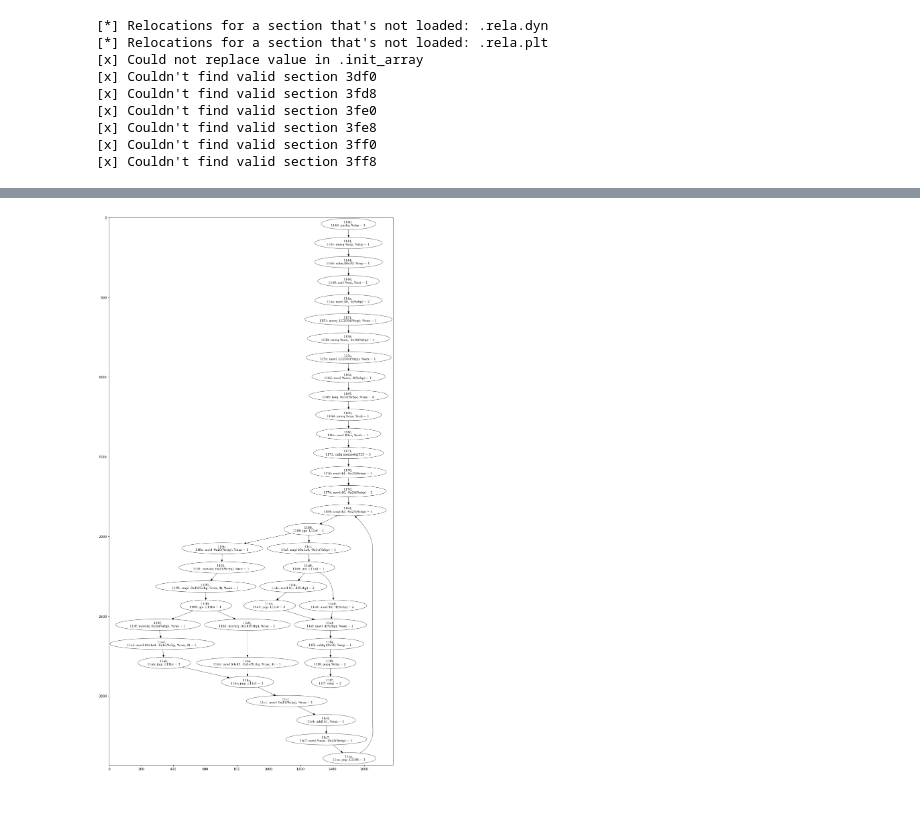
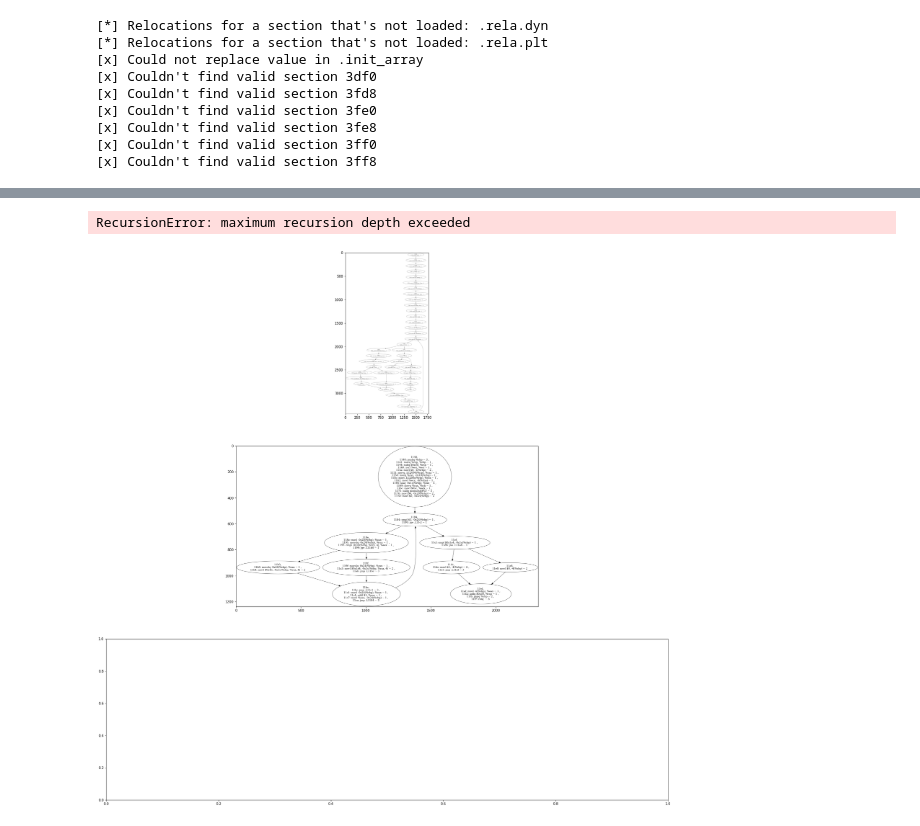
Before and after one commit to DBGilles/NemesisRetroWrite, a Jupyter notebook: retrowrite/rwtools/nemesis/samples_notebooks/3.0_loop.ipynb, the cells around one changed output, grey strips where cells are left out. Cells and saved outputs as stored; diff of their text form; code cells hidden in the pictures.

```diff
--- a/retrowrite/rwtools/nemesis/samples_notebooks/3.0_loop.ipynb
+++ b/retrowrite/rwtools/nemesis/samples_notebooks/3.0_loop.ipynb
@@ -65,6 +61,8 @@ _IO_stdin_used_2000: # 2000 -- 2004
 # %%
 %autoreload 2
 from rwtools.nemesis.graph.utils import create_graph_structure, to_img
+from rwtools.nemesis.graph.balance import balance_branching_point
+
 
 loader, rw = setup(binary, outputfile)
 
@@ -72,14 +70,17 @@ loader, rw = setup(binary, outputfile)
 function_names = loader.container.function_names
 
 nodes, graph = create_graph_structure(loader.container, "main")
-fig, axs = plt.subplots(1, 1, figsize=(30, 30))
-axs = [axs]
+fig, axs = plt.subplots(3, figsize=(30, 30))
 axs[0].imshow(to_img(graph))
 
 control_flow_graph = ControlFlowGraph(nodes=nodes, graph=graph)
-# control_flow_graph.merge_consecutive_nodes()
+control_flow_graph.merge_consecutive_nodes()
 
-# axs[1].imshow(to_img(graph))
+axs[1].imshow(to_img(graph))
+
+target_node = control_flow_graph.get_node('1140')
+
+# balance_branching_point(control_flow_graph, target_node)
 
 # control_flow_graph.balance_branching_node('1130')
 
@@ -99 +98,2 @@ Warning -- latency not found for instruction `movl` with operands ['$0x45', '-0x
+RecursionError: maximum recursion depth exceeded
-[figure, old version]
+[figure, new version]
```
Also changed, not shown: parts of 2 cells of this notebook, 13 other files.
